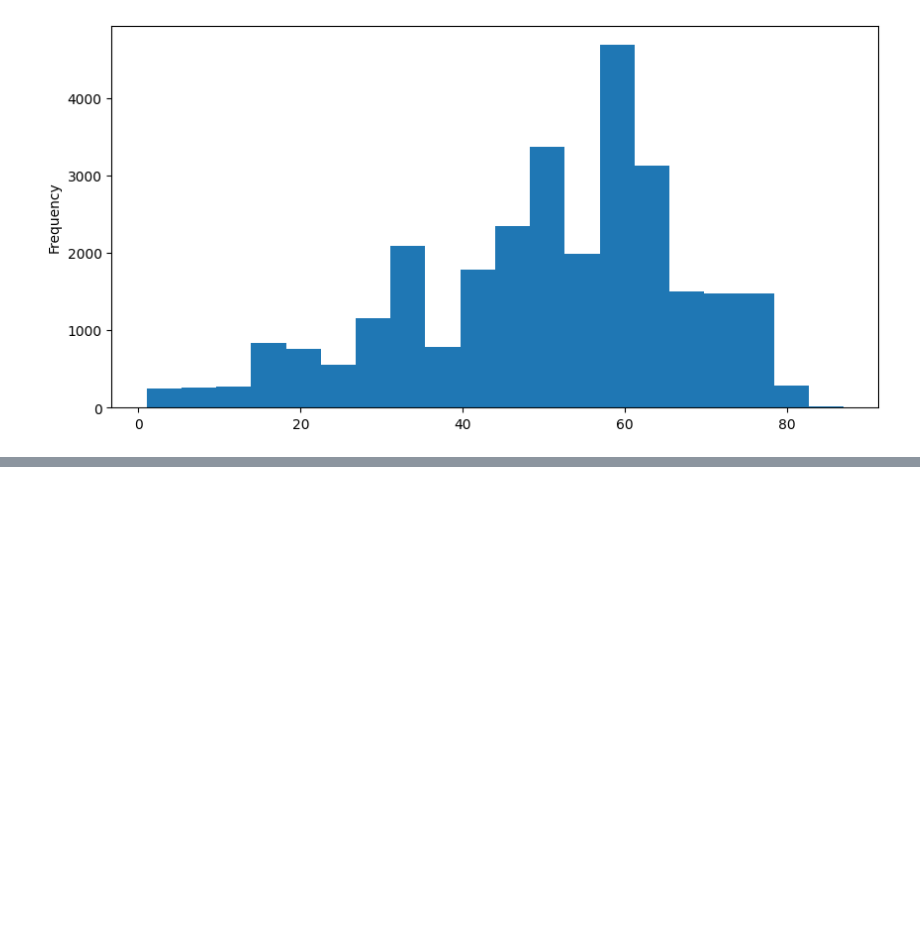
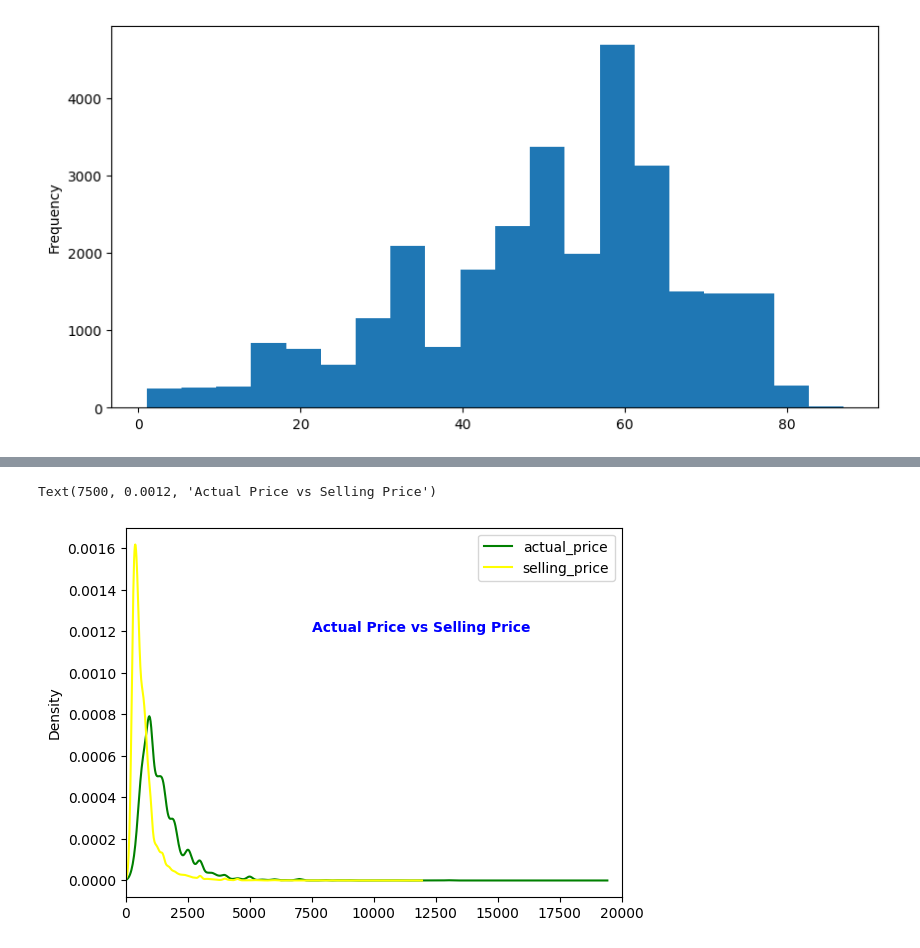
Before and after one commit to AshMaza/python_digipodium, a Jupyter notebook: analysis_2.ipynb, the cells around one changed output, grey strips where cells are left out. Drawn from its saved outputs; the diff is of its cells as text; code cells hidden in the pictures; blank space fills up the shorter version.

```diff
--- a/analysis_2.ipynb
+++ b/analysis_2.ipynb
@@ -600,0 +621,7 @@ pricesdf.head(30).style.background_gradient()
+# %%
+pricesdf[['actual_price','selling_price']].plot.kde(color=['green','yellow'])
+plt.xlim(0,20000)
+plt.text(7500,0.0012,'Actual Price vs Selling Price',fontsize=10,fontweight='bold',color='blue')
+# %% [output]
+Text(7500, 0.0012, 'Actual Price vs Selling Price')
+[figure, added]
```
Also changed, not shown: parts of 13 cells of this notebook, 2 other files.
